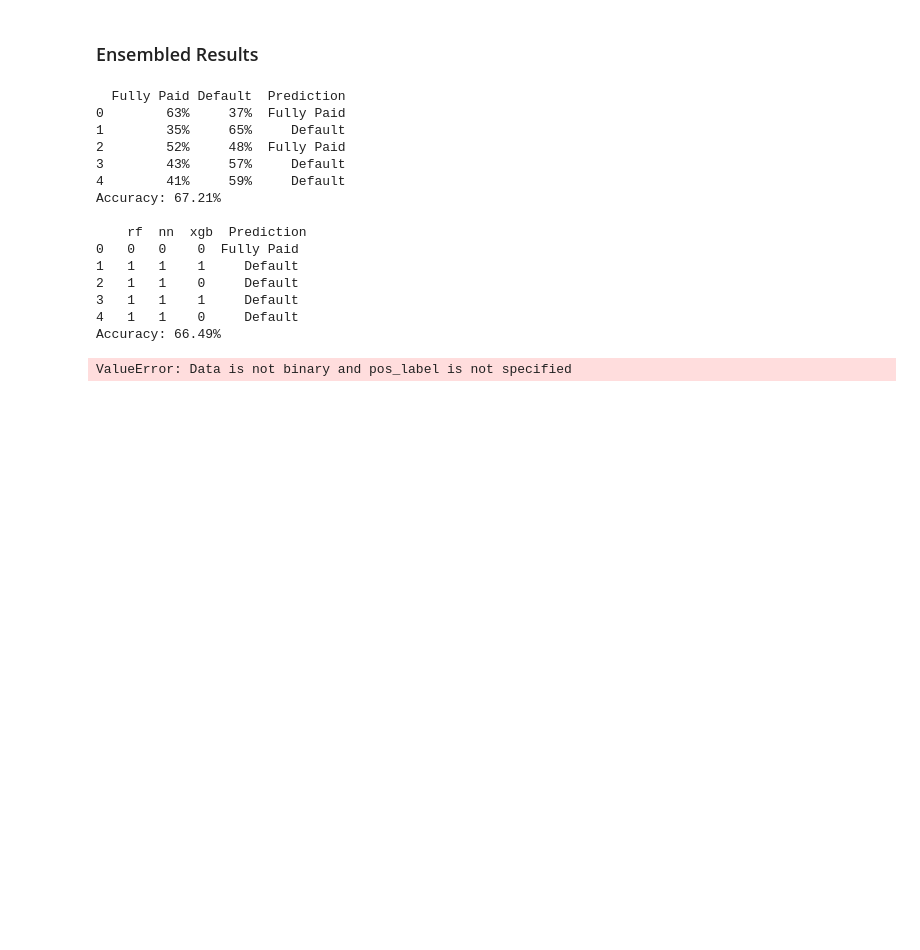
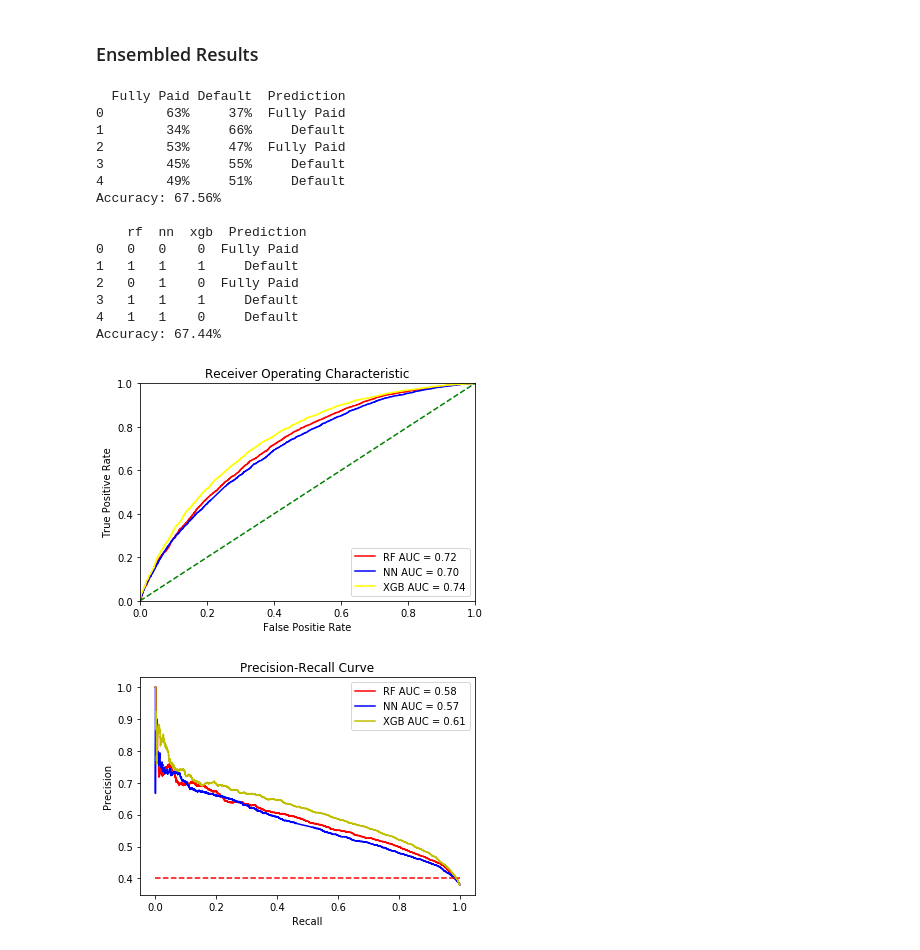
Before and after one commit to ZhuLeon/Loan-Default-Prediction, a Jupyter notebook: src/main.ipynb, the cells around one changed output. Cells and saved outputs as stored; diff of their text form; code cells hidden in the pictures; blank space fills up the shorter version.

```diff
--- a/src/main.ipynb
+++ b/src/main.ipynb
@@ -789,0 +853,13 @@ y_pred_rf = model_rf.predict(x_test)
+# %%
+model_rf_smote_path = Path('../data/model_rf_smote.joblib')
+if os.path.exists(model_rf_smote_path):
+    model_rf_smote = load(model_rf_smote_path)
+else:
+    x_train_rf_sm, y_train_sm = SMOTE(random_state=1).fit_resample(x_train_rf, y_train.values.ravel())
+    model_rf_smote = RandomForestClassifier(n_estimators=500,
+                                        min_samples_leaf=30,
+                                        oob_score=True,
+                                        random_state=100,
+                                        n_jobs=-1)
+    model_rf_smote.fit(x_train_rf_sm, y_train_sm)
+    dump(model_rf_smote, model_rf_smote_path)
@@ -1198,14 +1351,14 @@ output2.loc[output2['Prediction'] >= 2, 'Prediction'] = 1
 # %% [markdown]
 ### Ensembled Results
 # %%
-p_output = pd.DataFrame(output)
+p_output = pd.DataFrame(output.copy())
 p_output.columns = ['Fully Paid', 'Default']
 p_output['Prediction'] = p_output.idxmax(axis=1)
 p_output['Fully Paid'] = p_output['Fully Paid'].multiply(100).round(0).astype(int).astype(str) + '%'
 p_output['Default'] = p_output['Default'].multiply(100).round(0).astype(int).astype(str) + '%'
 print(p_output.head())
 
-y_test2 = pd.DataFrame(y_test)
+y_test2 = pd.DataFrame(y_test.copy())
 y_test2.columns = ['Prediction']
 y_test2['Prediction'].replace(0, 'Fully Paid', inplace=True)
 y_test2['Prediction'].replace(1, 'Default', inplace=True)
@@ -1222,44 +1375,67 @@ print("Accuracy: %.2f%%" % (accuracy * 100))
 # %% [output]
   Fully Paid Default  Prediction
 0        63%     37%  Fully Paid
-1        35%     65%     Default
-2        52%     48%  Fully Paid
-3        43%     57%     Default
-4        41%     59%     Default
-Accuracy: 67.21%
+1        34%     66%     Default
+2        53%     47%  Fully Paid
+3        45%     55%     Default
+4        49%     51%     Default
+Accuracy: 67.56%
 
     rf  nn  xgb  Prediction
 0   0   0    0  Fully Paid
 1   1   1    1     Default
-2   1   1    0     Default
+2   0   1    0  Fully Paid
 3   1   1    1     Default
 4   1   1    0     Default
-Accuracy: 66.49%
+Accuracy: 67.44%
 # %%
 # predict probabilities
-pos_pred_rf = model_rf.predict_proba(x_test)
+model_rf = load(model_rf_smote_path)
+model_nn = load_model(str(Path('../data/model_nn_smote.h5')))
+model_xgb = load(model_path_xgb)
+pos_pred_rf = model_rf.predict_proba(x_test_rf)
 pos_pred_nn = model_nn.predict(x_test_nn)
+pos_pred_xgb = model_xgb.predict_proba(x_test_xgb)
 # keep probabilities for the positive outcome only
 pos_pred_rf = pos_pred_rf[:,1]
 pos_pred_nn = pos_pred_nn[:,1]
-print(pos_pred_rf)
-print(pos_pred_nn)
+pos_pred_xgb = pos_pred_xgb[:,1]
 # calculate roc curve
 fpr_rf, tpr_rf, threshold = roc_curve(y_test, pos_pred_rf)
 fpr_nn, tpr_nn, threshold = roc_curve(y_test, pos_pred_nn)
+fpr_xgb, tpr_xgb, threshold = roc_curve(y_test, pos_pred_xgb)
 # # calculate auc, equivalent to roc_auc_score()?
 roc_auc_rf = auc(fpr_rf, tpr_rf)
 roc_auc_nn = auc(fpr_nn, tpr_nn)
+roc_auc_xgb = auc(fpr_xgb, tpr_xgb)
 
 plt.title('Receiver Operating Characteristic')
 plt.plot(fpr_rf, tpr_rf, 'r', label = 'RF AUC = %0.2f' % roc_auc_rf)
 plt.plot(fpr_nn, tpr_nn, 'b', label = 'NN AUC = %0.2f' % roc_auc_nn)
+plt.plot(fpr_xgb, tpr_xgb, color='yellow', label = 'XGB AUC = %0.2f' % roc_auc_xgb)
 plt.legend(loc = 'lower right')
 plt.plot([0, 1], [0, 1], 'g--')
 plt.xlim([0, 1])
 plt.ylim([0, 1])
 plt.ylabel('True Positive Rate')
 plt.xlabel('False Positie Rate')
 plt.show()
+
+precision_rf, recall_rf, threshold = precision_recall_curve(y_test, pos_pred_rf)
+precision_nn, recall_nn, threshold = precision_recall_curve(y_test, pos_pred_nn)
+precision_xgb, recall_xgb, threshold = precision_recall_curve(y_test, pos_pred_xgb)
+roc_auc_rf = auc(recall_rf, precision_rf)
+roc_auc_nn = auc(recall_nn, precision_nn)
+roc_auc_xgb = auc(recall_xgb, precision_xgb)
+plt.title('Precision-Recall Curve')
+plt.plot(recall_rf, precision_rf, 'r', label = 'RF AUC = %0.2f' % roc_auc_rf)
+plt.plot(recall_nn, precision_nn, 'b', label = 'NN AUC = %0.2f' % roc_auc_nn)
+plt.plot(recall_xgb, precision_xgb, 'y', label = 'XGB AUC = %0.2f' % roc_auc_xgb)
+plt.legend(loc = 'upper right')
+plt.plot([0, 1], [0.4, 0.4], 'r--')
+plt.ylabel('Precision')
+plt.xlabel('Recall')
+plt.show()
 # %% [output]
-ValueError: Data is not binary and pos_label is not specified
+[figure, added]
+[figure, added]
```
Also changed, not shown: parts of 48 cells of this notebook, 34 other files.
